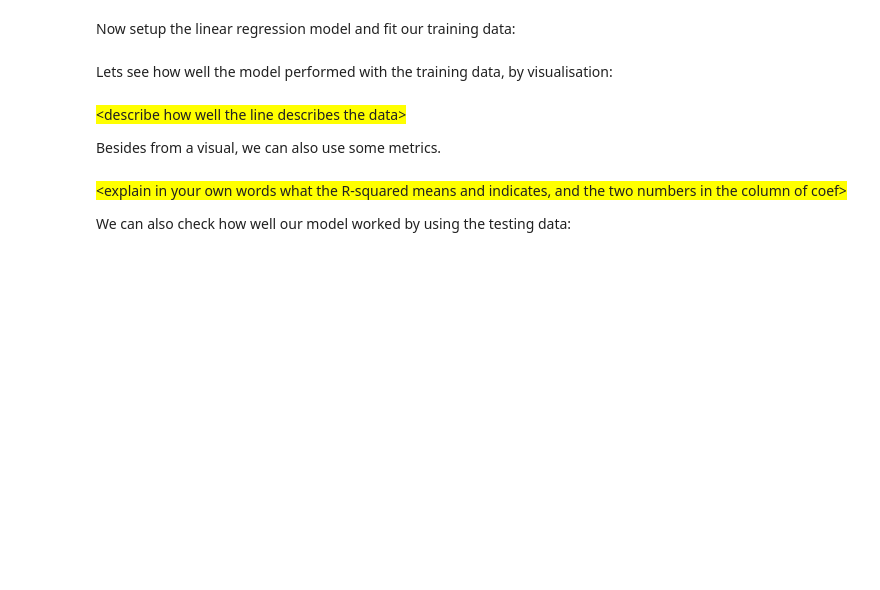
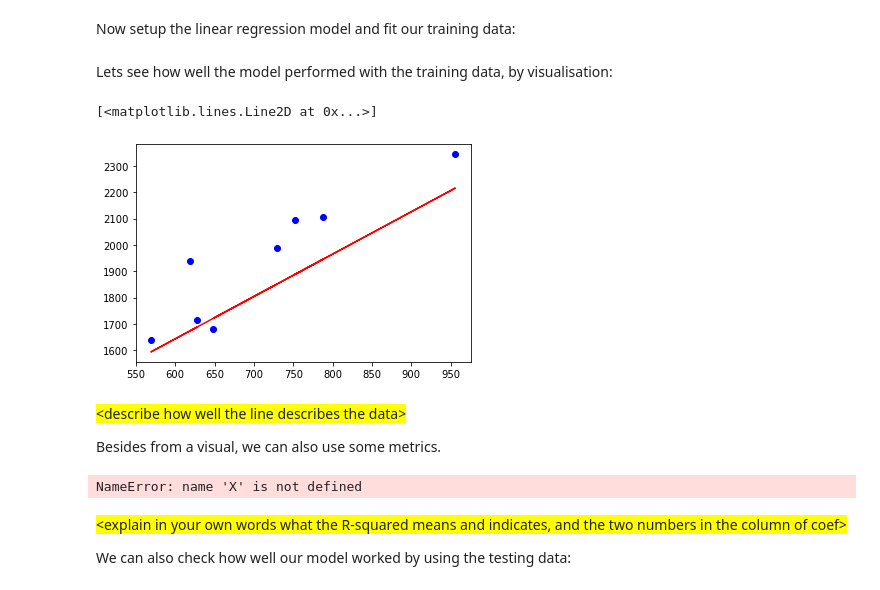
Before and after one commit to stephenpangga/Data-mining-and-statistics, a Jupyter notebook: Week 4/try-assignment/DMS - S4 - Assignment 1 - Template.ipynb, the cells around one changed output. Saved outputs shown, nothing was run; the diff lists cells and outputs as text; code cells hidden in the pictures; blank space fills up the shorter version.

Commit message:
making predictions.

```diff
--- a/Week 4/try-assignment/DMS - S4 - Assignment 1 - Template.ipynb
+++ b/Week 4/try-assignment/DMS - S4 - Assignment 1 - Template.ipynb
@@ -203,17 +163,41 @@ Coefficient of determination:  0.7453423213625574
+# %%
+#add code to create training and testing data
+from sklearn.model_selection import train_test_split
+
+xRes = x.reshape((-1,1))
+yRes = y.reshape((-1,1))
+
+x_train, x_test, y_train, y_test = train_test_split(xRes, yRes, test_size=0.4, random_state=101)
 # %% [markdown]
 Now setup the linear regression model and fit our training data:
 # %%
 #add code to create linear regression model
+
+myModel=LinearRegression().fit(x_train, y_train)
 # %% [markdown]
 Lets see how well the model performed with the training data, by visualisation:
 # %%
 #add code to show scatterplot with the regression line
+perfomance = myModel.predict(x_test)
+plt.scatter(x_test, y_test, color='blue')
+plt.plot(x_test,perfomance, color='red')
+# %% [output]
+[<matplotlib.lines.Line2D at 0x...>]
+[figure, added]
 # %% [markdown]
 <span style='background:yellow'>\<describe how well the line describes the data></span>
 
 Besides from a visual, we can also use some metrics.
 # %%
 #code to show the results of the statsmodels.api summary
+
+#to add a new constant
+newX = sm.add_constant(X)
+newModel = sm.OLS(y, newX).fit()
+newPred = newModel.predict(newX)
+newModel.summary()
+# %% [output]
+NameError: name 'X' is not defined
 # %% [markdown]
 <span style='background:yellow'>\<explain in your own words what the R-squared means and indicates, and the two numbers in the column of coef></span>
 
```
Also changed, not shown: parts of 4 cells of this notebook.
